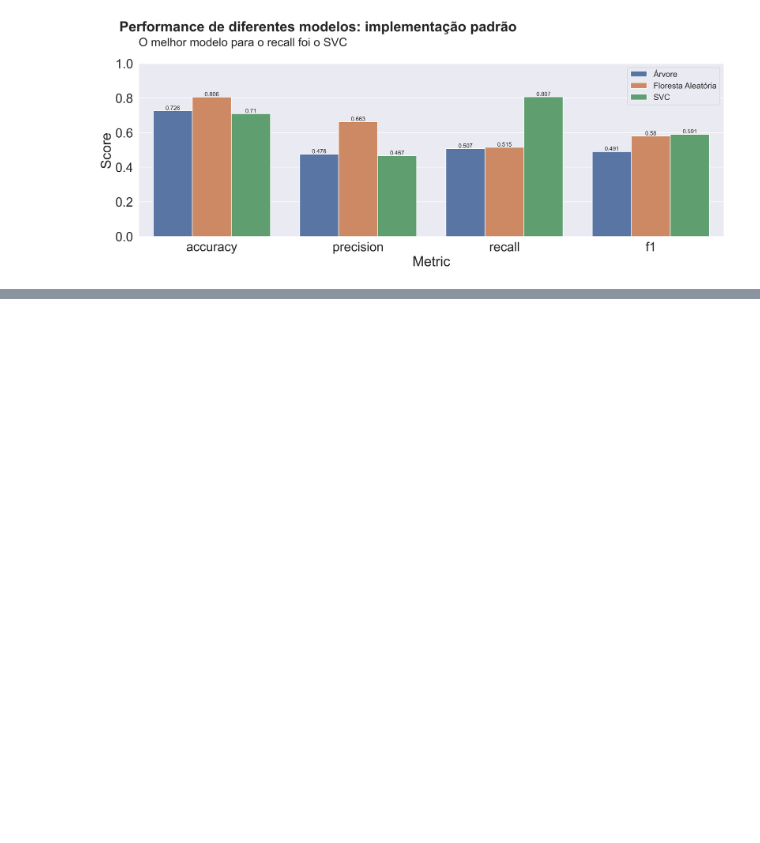
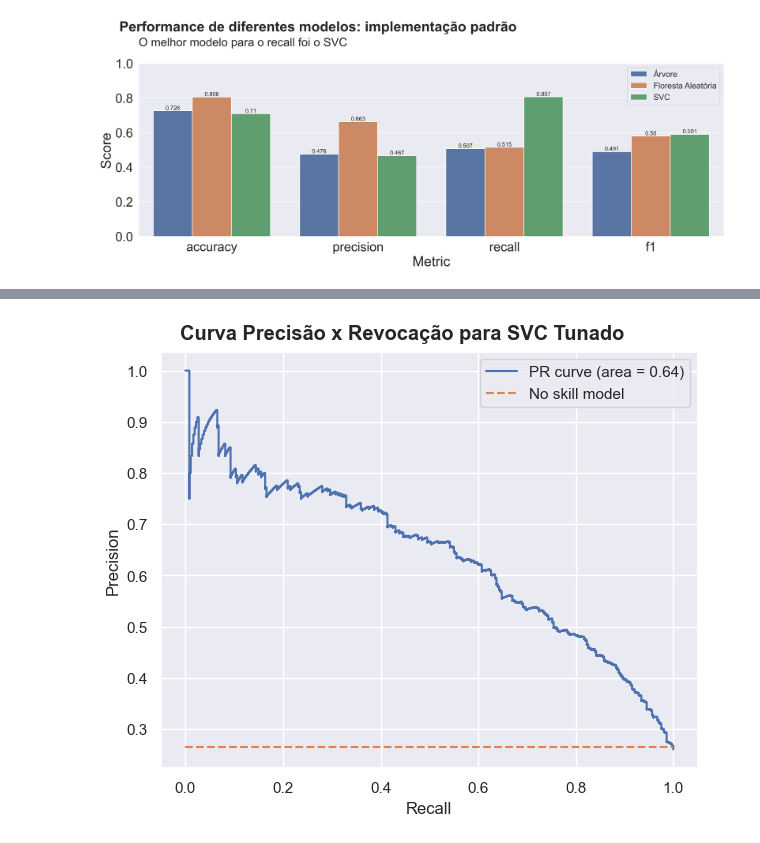
Before and after one commit to olucaslopes/customer-churn-analysis, a Jupyter notebook: Prevendo Churn de clientes.ipynb, the cells around one changed output, grey strips where cells are left out. Cells and saved outputs as stored; diff of their text form; code cells hidden in the pictures; blank space fills up the shorter version.

```diff
--- a/Prevendo Churn de clientes.ipynb
+++ b/Prevendo Churn de clientes.ipynb
@@ -971,0 +1002,16 @@ plt.show()
+# %%
+prec, recall, _ = precision_recall_curve(y_test, y_score_svc_optimized, pos_label=1)
+fig, ax = plt.subplots(1, 1, figsize=(6,5), constrained_layout=True)
+auc_score = auc(recall, prec)
+pr_display = (PrecisionRecallDisplay(precision=prec, recall=recall)
+                .plot(name=f'PR curve (area = {auc_score:.2f})', ax=ax))
+# calculate the no skill line as the proportion of the positive class
+no_skill = len(y[y==1]) / len(y)
+# plot the no skill precision-recall curve
+ax.plot([0, 1], [no_skill, no_skill], linestyle='--', label='No skill model')
+plt.legend()
+plt.suptitle(f'Curva Precisão x Revocação para SVC Tunado', weight='bold')
+plt.savefig('img/pr-curve.png')
+plt.show()
+# %% [output]
+[figure, added]
```
Also changed, not shown: parts of 6 cells of this notebook, 3 other files.
